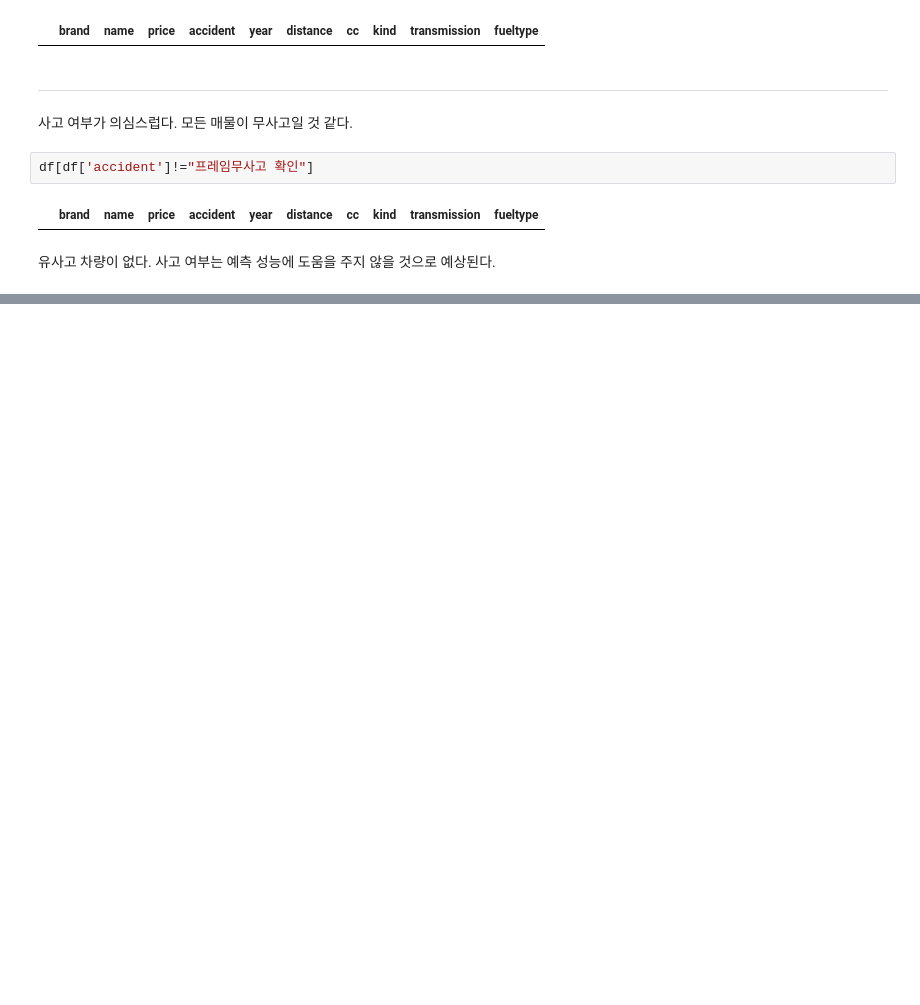
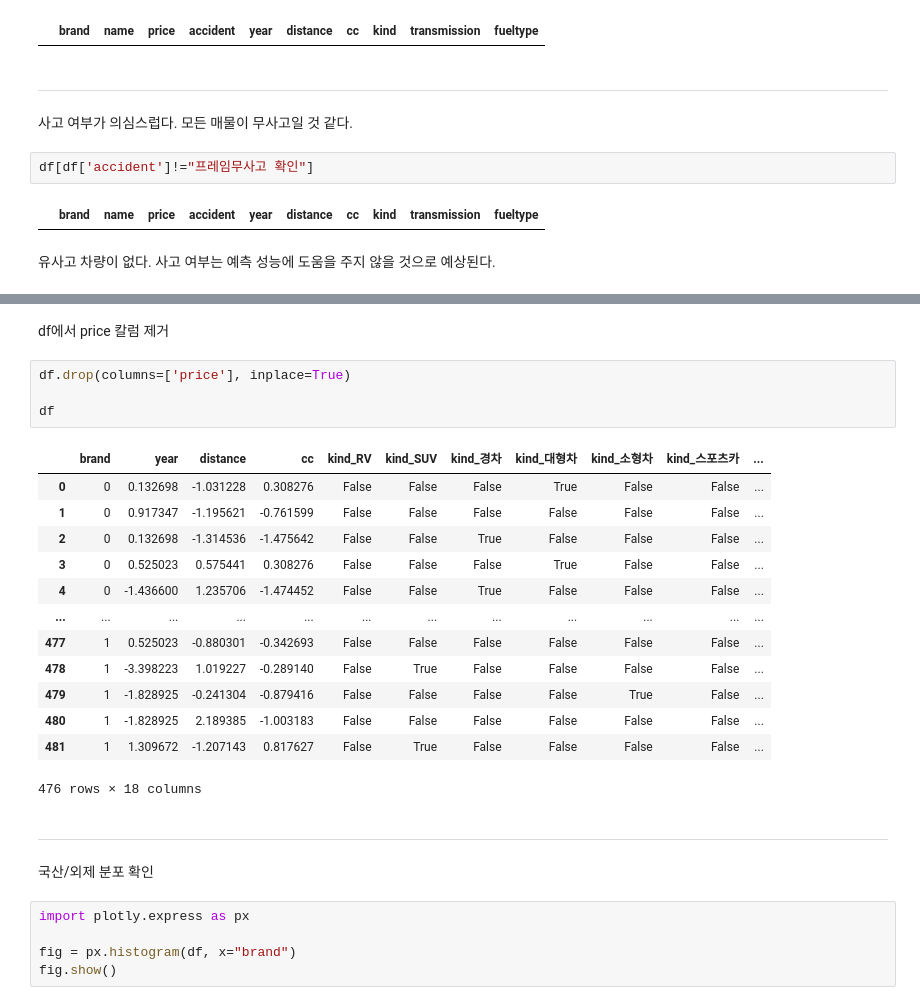
Before and after one commit to yunminseop/LearningModel, a Jupyter notebook: ML/UsedCar.ipynb, the cells around one changed output, grey strips where cells are left out. Saved outputs shown, nothing was run; the diff lists cells and outputs as text; blank space fills up the shorter version.

```diff
--- a/ML/UsedCar.ipynb
+++ b/ML/UsedCar.ipynb
@@ -232,0 +615,29 @@ df[df['accident']!="프레임무사고 확인"]
+# %% [markdown]
+df에서 price 칼럼 제거
+# %%
+df.drop(columns=['price'], inplace=True)
+
+df
+# %% [output]
+|  | brand | year | distance | cc | kind_RV | kind_SUV | kind_경차 | kind_대형차 | kind_소형차 | kind_스포츠카 | ... |
+| 0 | 0 | 0.132698 | -1.031228 | 0.308276 | False | False | False | True | False | False | ... |
+| 1 | 0 | 0.917347 | -1.195621 | -0.761599 | False | False | False | False | False | False | ... |
+| 2 | 0 | 0.132698 | -1.314536 | -1.475642 | False | False | True | False | False | False | ... |
+| 3 | 0 | 0.525023 | 0.575441 | 0.308276 | False | False | False | True | False | False | ... |
+| 4 | 0 | -1.436600 | 1.235706 | -1.474452 | False | False | True | False | False | False | ... |
+| ... | ... | ... | ... | ... | ... | ... | ... | ... | ... | ... | ... |
+| 477 | 1 | 0.525023 | -0.880301 | -0.342693 | False | False | False | False | False | False | ... |
+| 478 | 1 | -3.398223 | 1.019227 | -0.289140 | False | True | False | False | False | False | ... |
+| 479 | 1 | -1.828925 | -0.241304 | -0.879416 | False | False | False | False | True | False | ... |
+| 480 | 1 | -1.828925 | 2.189385 | -1.003183 | False | False | False | False | False | False | ... |
+| 481 | 1 | 1.309672 | -1.207143 | 0.817627 | False | True | False | False | False | False | ... |
+476 rows × 18 columns
+# %% [markdown]
+---
+# %% [markdown]
+국산/외제 분포 확인
+# %%
+import plotly.express as px
+
+fig = px.histogram(df, x="brand")
+fig.show()
```
Also changed, not shown: parts of 83 cells of this notebook.
